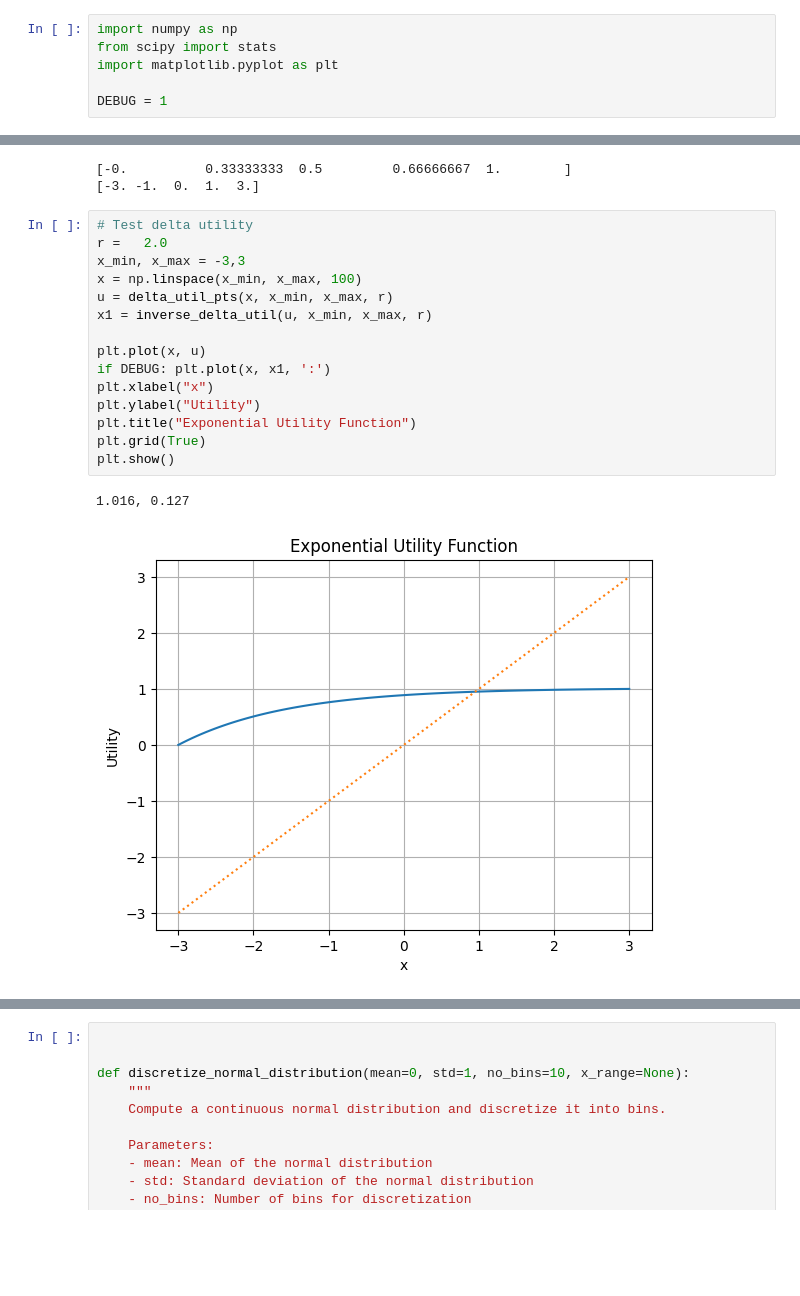
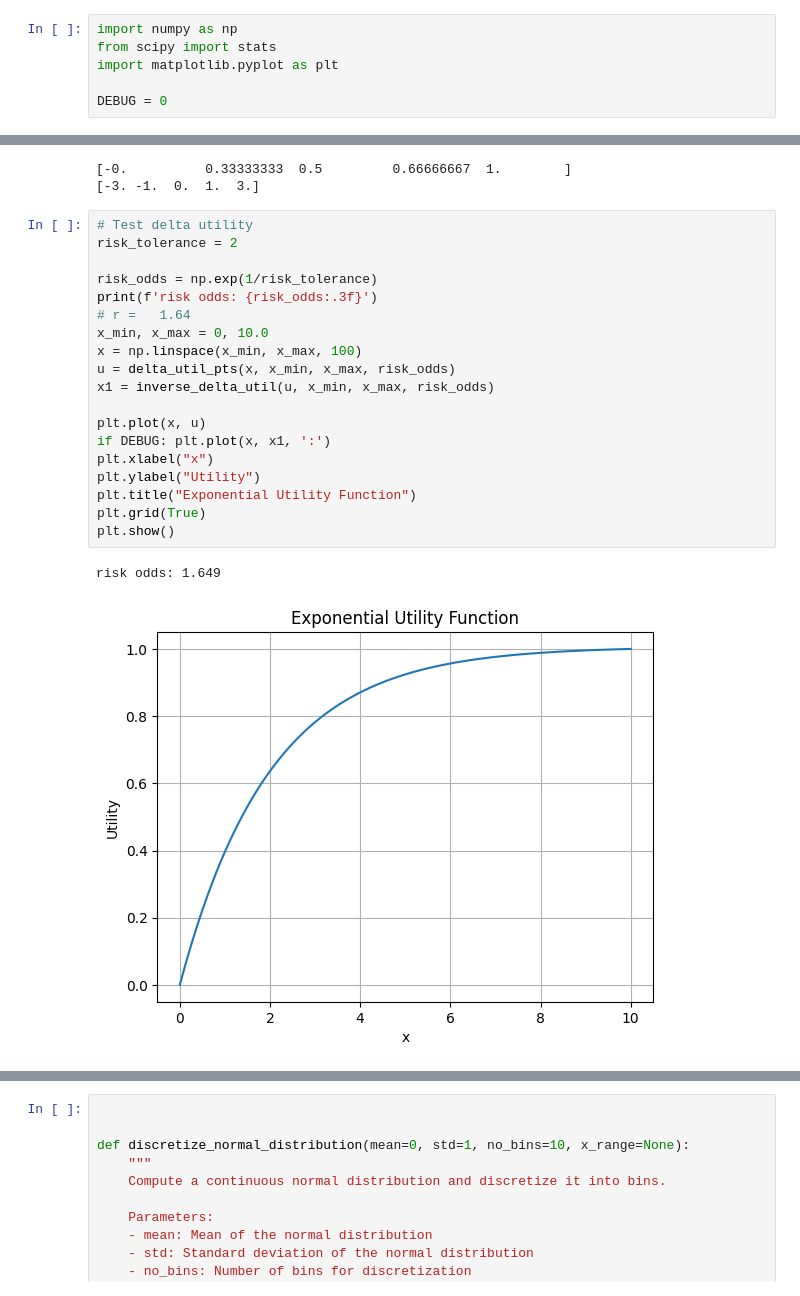
Before and after one commit to jmagosta/bayes, a Jupyter notebook: discretization/dis_vs_cont.ipynb, the cells around one changed output, grey strips where cells are left out. Saved outputs shown, nothing was run; the diff lists cells and outputs as text; blank space fills up the shorter version.

Commit message:
discrete vs continuous risk premium

```diff
--- a/discretization/dis_vs_cont.ipynb
+++ b/discretization/dis_vs_cont.ipynb
@@ -7,7 +7,7 @@ import numpy as np
 from scipy import stats
 import matplotlib.pyplot as plt
 
-DEBUG = 1
+DEBUG = 0
 # %%
 # Functions for an exponential utility over x_min, x_max, with r - risk odds
 
@@ -45,22 +45,26 @@ print(x1)
 [-3. -1.  0.  1.  3.]
 # %%
 # Test delta utility
-r =   2.0
-x_min, x_max = -3,3
+risk_tolerance = 2
+
+risk_odds = np.exp(1/risk_tolerance)
+print(f'risk odds: {risk_odds:.3f}')
+# r =   1.64
+x_min, x_max = 0, 10.0
 x = np.linspace(x_min, x_max, 100)
-u = delta_util_pts(x, x_min, x_max, r)
-x1 = inverse_delta_util(u, x_min, x_max, r)
+u = delta_util_pts(x, x_min, x_max, risk_odds)
+x1 = inverse_delta_util(u, x_min, x_max, risk_odds)
 
 plt.plot(x, u)
 if DEBUG: plt.plot(x, x1, ':')
 plt.xlabel("x")
 plt.ylabel("Utility")
 plt.title("Exponential Utility Function")
 plt.grid(True)
 plt.show()
 # %% [output]
-1.016, 0.127
+risk odds: 1.649
-[figure, old version]
+[figure, new version]
 # %%
 # Transform a discrete normal distribution by an exponential utility
 
```
Also changed, not shown: parts of 5 cells of this notebook, 3 other files.
